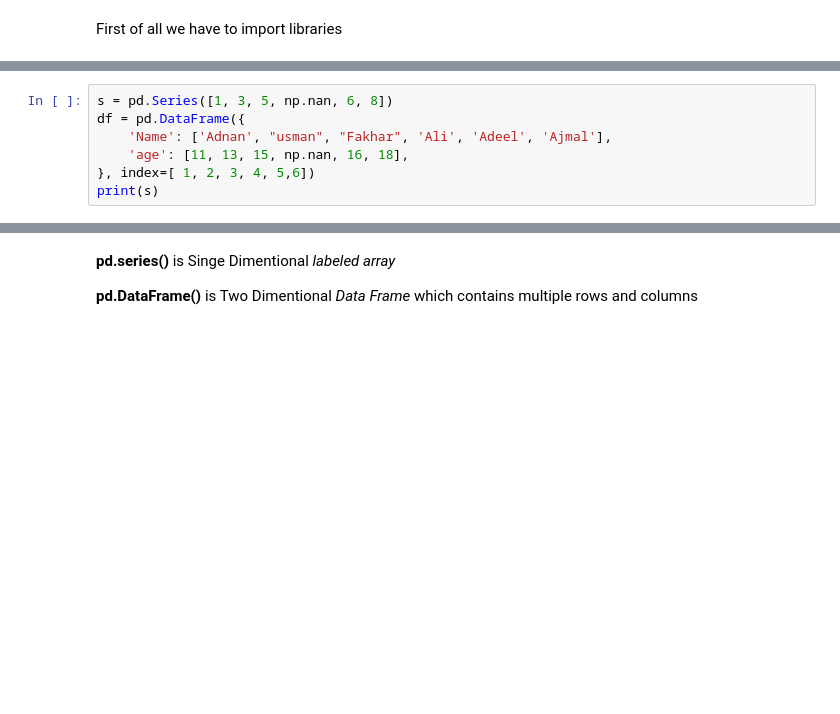
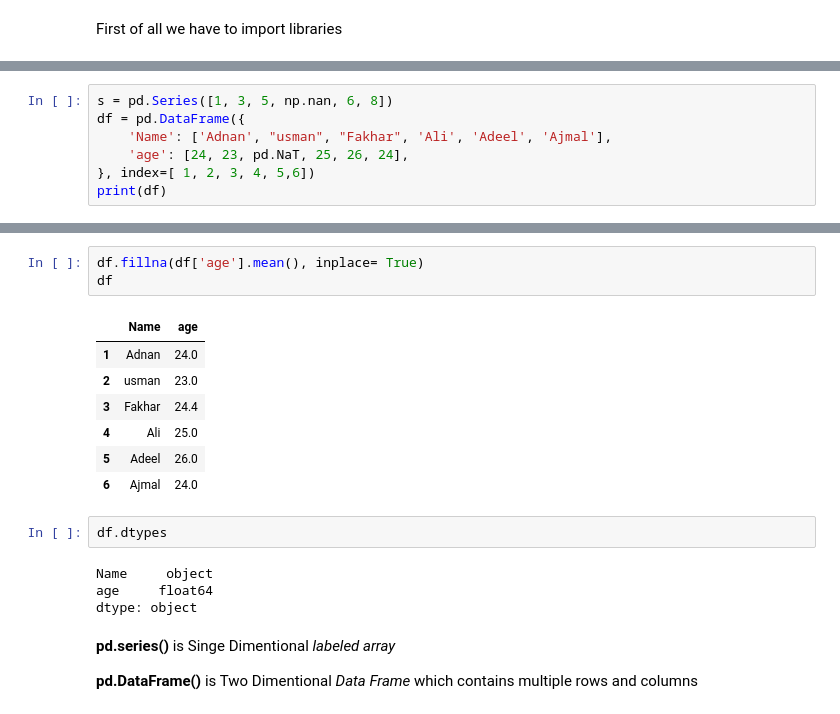
Before and after one commit to TouseefDataScientist/Artificialintelligence, a Jupyter notebook: JoshvaDS/Pandas_Functions.ipynb, the cells around one changed output, grey strips where cells are left out. Drawn from its saved outputs; the diff is of its cells as text; blank space fills up the shorter version.

```diff
--- a/JoshvaDS/Pandas_Functions.ipynb
+++ b/JoshvaDS/Pandas_Functions.ipynb
@@ -9,7 +19,7 @@ First of all we have to import libraries
 s = pd.Series([1, 3, 5, np.nan, 6, 8])
 df = pd.DataFrame({
     'Name': ['Adnan', "usman", "Fakhar", 'Ali', 'Adeel', 'Ajmal'],
-    'age': [11, 13, 15, np.nan, 16, 18],
+    'age': [24, 23, pd.NaT, 25, 26, 24],
 }, index=[ 1, 2, 3, 4, 5,6])
-print(s)
+print(df)
 # %% [output]
@@ -33,3 +42,20 @@ print(df)
+# %%
+df.fillna(df['age'].mean(), inplace= True)
+df
+# %% [output]
+|  | Name | age |
+| 1 | Adnan | 24.0 |
+| 2 | usman | 23.0 |
+| 3 | Fakhar | 24.4 |
+| 4 | Ali | 25.0 |
+| 5 | Adeel | 26.0 |
+| 6 | Ajmal | 24.0 |
+# %%
+df.dtypes
+# %% [output]
+Name     object
+age     float64
+dtype: object
 # %% [markdown]
 **pd.series()** is Singe Dimentional *labeled array*
 
```
Also changed, not shown: parts of 18 cells of this notebook, 1 other file.
